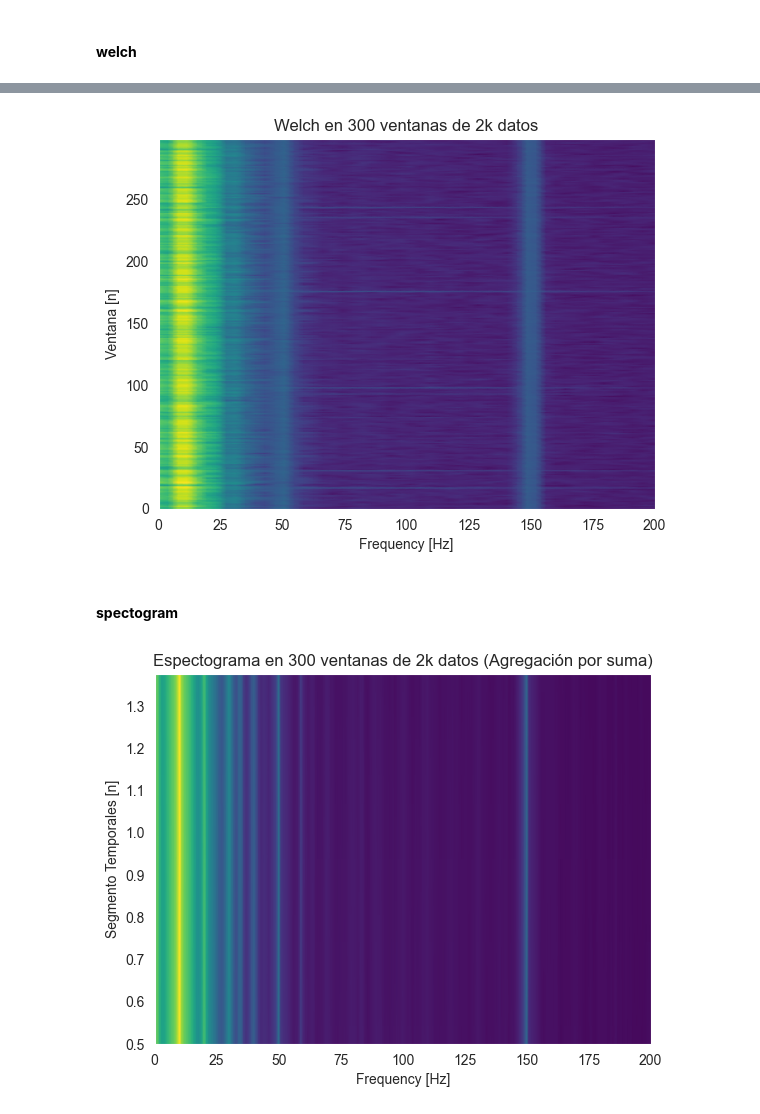
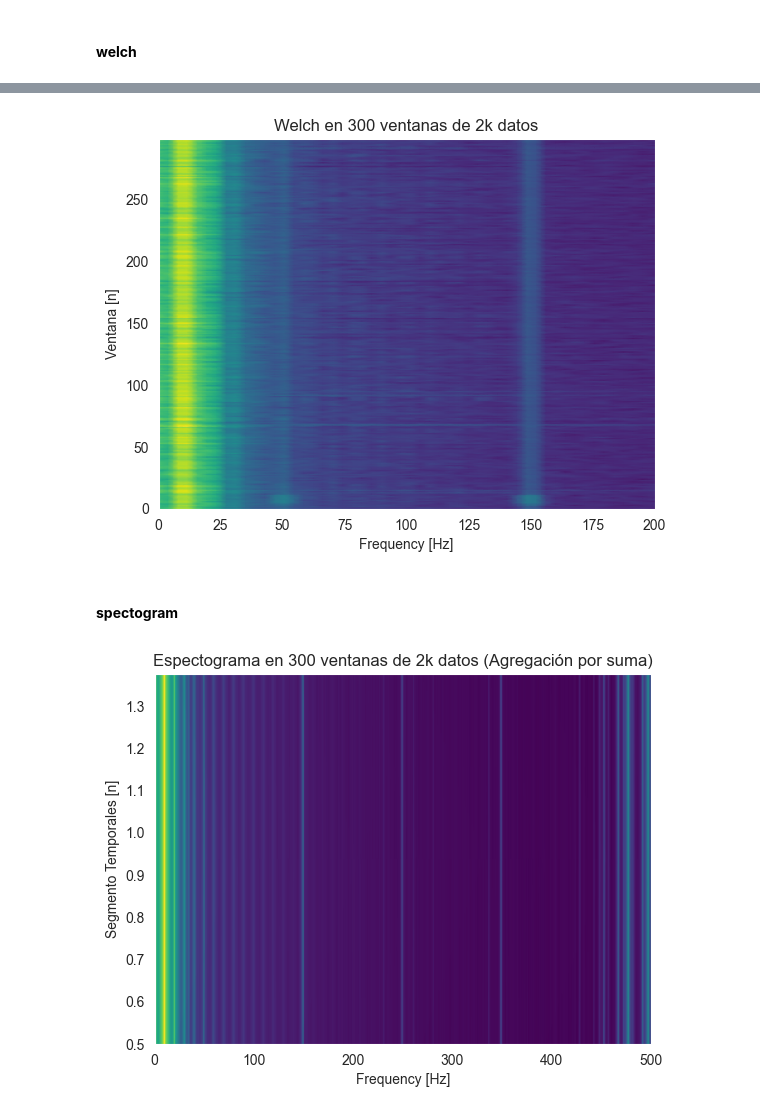
Before and after one commit to consuelorojas/Tesis, a Jupyter notebook: Notebooks/welch_spectogram_ventanas.ipynb, the cells around one changed output, grey strips where cells are left out. Cells and saved outputs as stored; diff of their text form; code cells hidden in the pictures.

Commit message:
update welch for plots

```diff
--- a/Notebooks/welch_spectogram_ventanas.ipynb
+++ b/Notebooks/welch_spectogram_ventanas.ipynb
@@ -19,7 +19,7 @@ sns.set_style("darkgrid")
 # Load data
 #fpath = "/Users/granosftp/Documents/GitHub/Tesis/data/low"
 fpath =  "/Users/consu/OneDrive/Documentos/GitHub/Tesis/data/low/"
-mat = load_data(fpath, 'file1_050124.mat')
+mat = load_data(fpath, 'file1_080124.mat')
 mat.keys()
 # %% [output]
 dict_keys(['__header__', '__version__', '__globals__', 'data'])
@@ -71,7 +71,7 @@ plt.title('Welch en 300 ventanas de 2k datos')
 plt.xlim([0,200])
 plt.show()
 # %% [output]
-[figure, old version]
+[figure, new version]
 # %% [markdown]
 #### **spectogram**
 # %%
@@ -87,14 +87,14 @@ for i, window in enumerate(df_window):
 # %%
 new_X = np.sum(X, axis=0)
 plt.pcolormesh(f_, t_, new_X.T, shading='gouraud', cmap = 'viridis', norm = 'log')
 #plt.pcolormesh(x, shading='gouraud', cmap = 'viridis')
 plt.ylabel('Segmento Temporales [n]')
 plt.xlabel('Frequency [Hz]')
 plt.title('Espectograma en 300 ventanas de 2k datos (Agregación por suma)')
-plt.xlim([0,200])
+#plt.xlim([0,200])
 plt.show()
 # %% [output]
-[figure, old version]
+[figure, new version]
 # %%
 new_X = np.mean(X, axis=0)
 plt.pcolormesh(f_, t_, new_X.T, shading='gouraud', cmap = 'viridis', norm = 'log')
```
Also changed, not shown: parts of 3 cells of this notebook, 2 other files.
